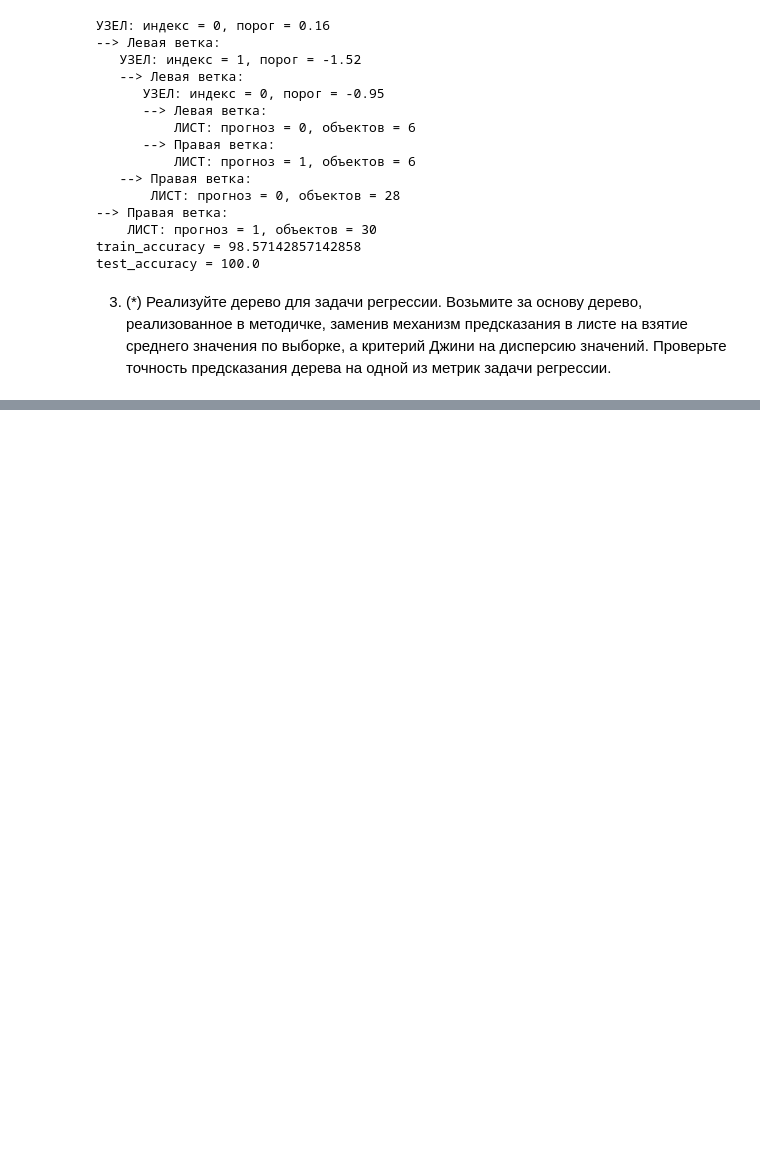
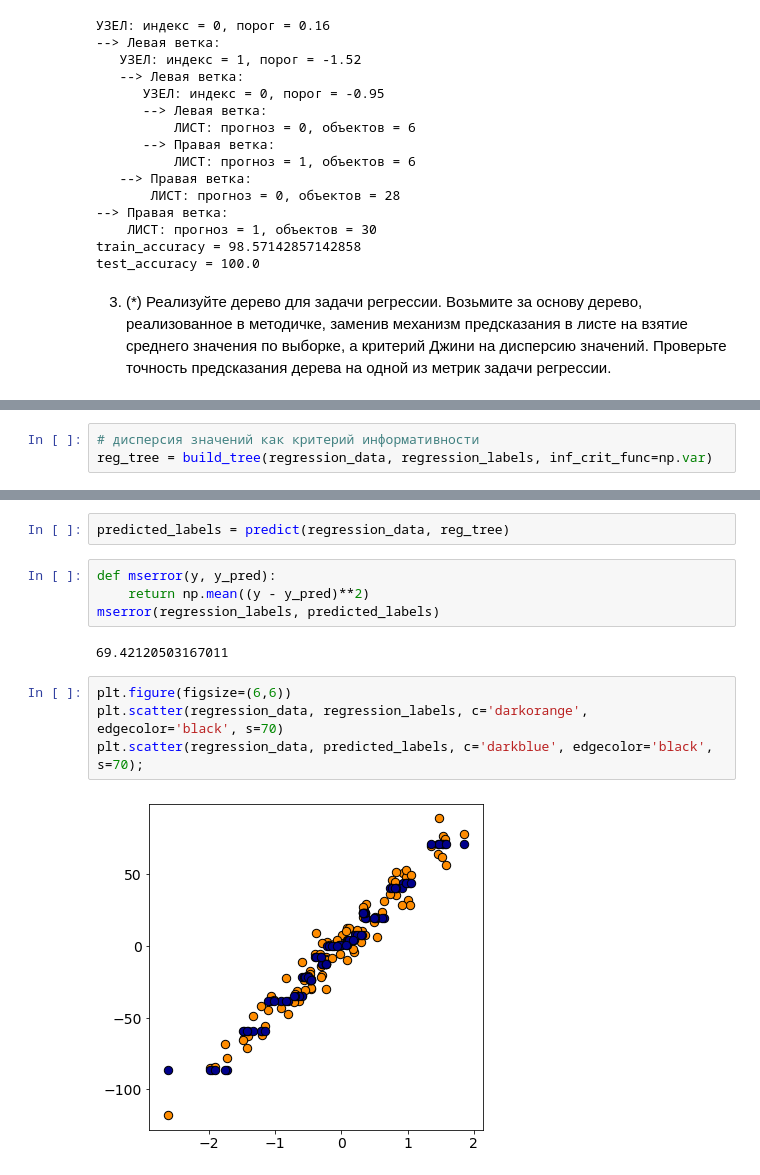
Before and after one commit to nglaz0v/Data_Analysis_Algorithms, a Jupyter notebook: task_04.ipynb, the cells around one changed output, grey strips where cells are left out. Saved outputs shown, nothing was run; the diff lists cells and outputs as text; blank space fills up the shorter version.

```diff
--- a/task_04.ipynb
+++ b/task_04.ipynb
@@ -186,0 +201,3 @@ plt.scatter(regression_data, regression_labels, c='darkorange', edgecolor='black
+# %%
+# дисперсия значений как критерий информативности
+reg_tree = build_tree(regression_data, regression_labels, inf_crit_func=np.var)
@@ -186,0 +224,14 @@ plt.scatter(regression_data, regression_labels, c='darkorange', edgecolor='black
+# %%
+predicted_labels = predict(regression_data, reg_tree)
+# %%
+def mserror(y, y_pred):
+    return np.mean((y - y_pred)**2)
+mserror(regression_labels, predicted_labels)
+# %% [output]
+69.42120503167011
+# %%
+plt.figure(figsize=(6,6))
+plt.scatter(regression_data, regression_labels, c='darkorange', edgecolor='black', s=70)
+plt.scatter(regression_data, predicted_labels, c='darkblue', edgecolor='black', s=70);
+# %% [output]
+[figure, added]
```
Also changed, not shown: parts of 3 cells of this notebook.
